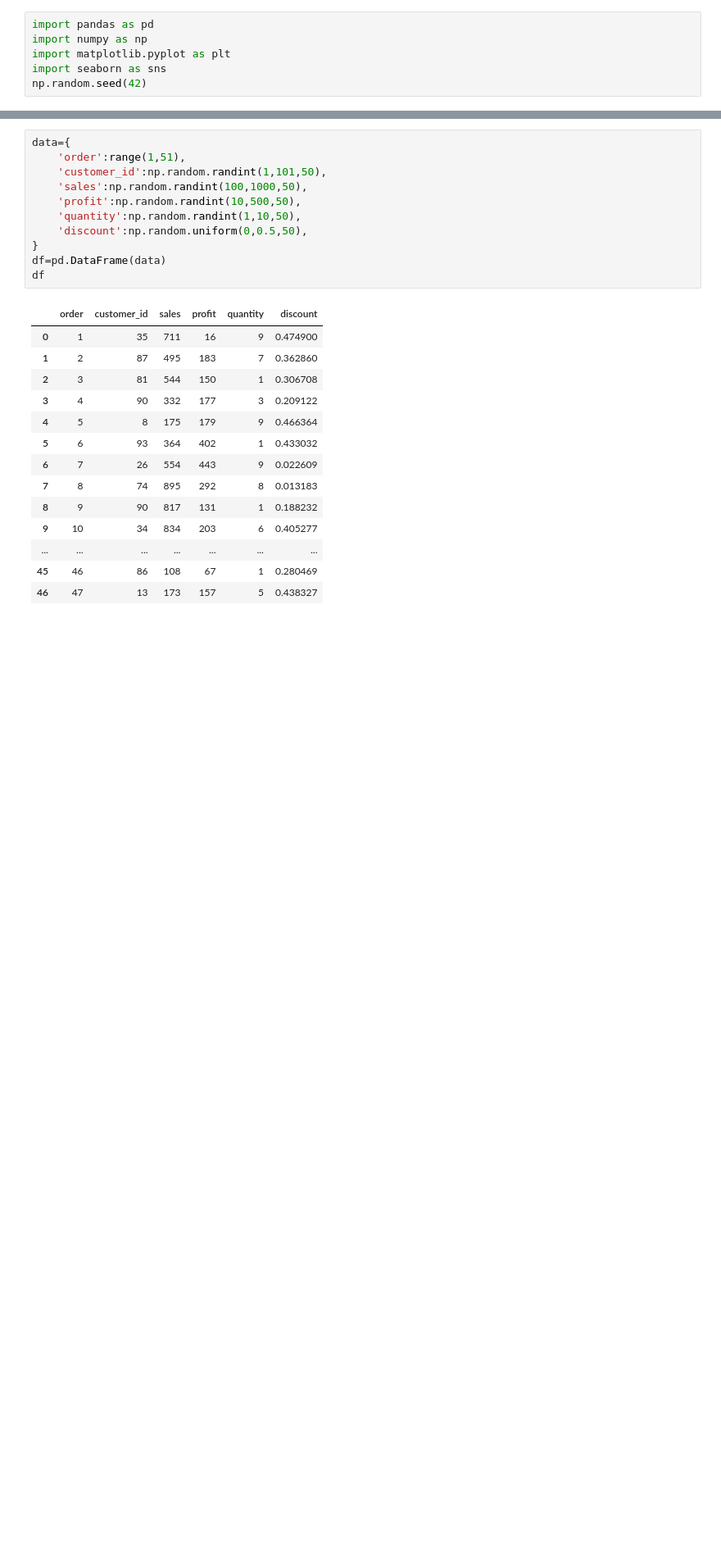
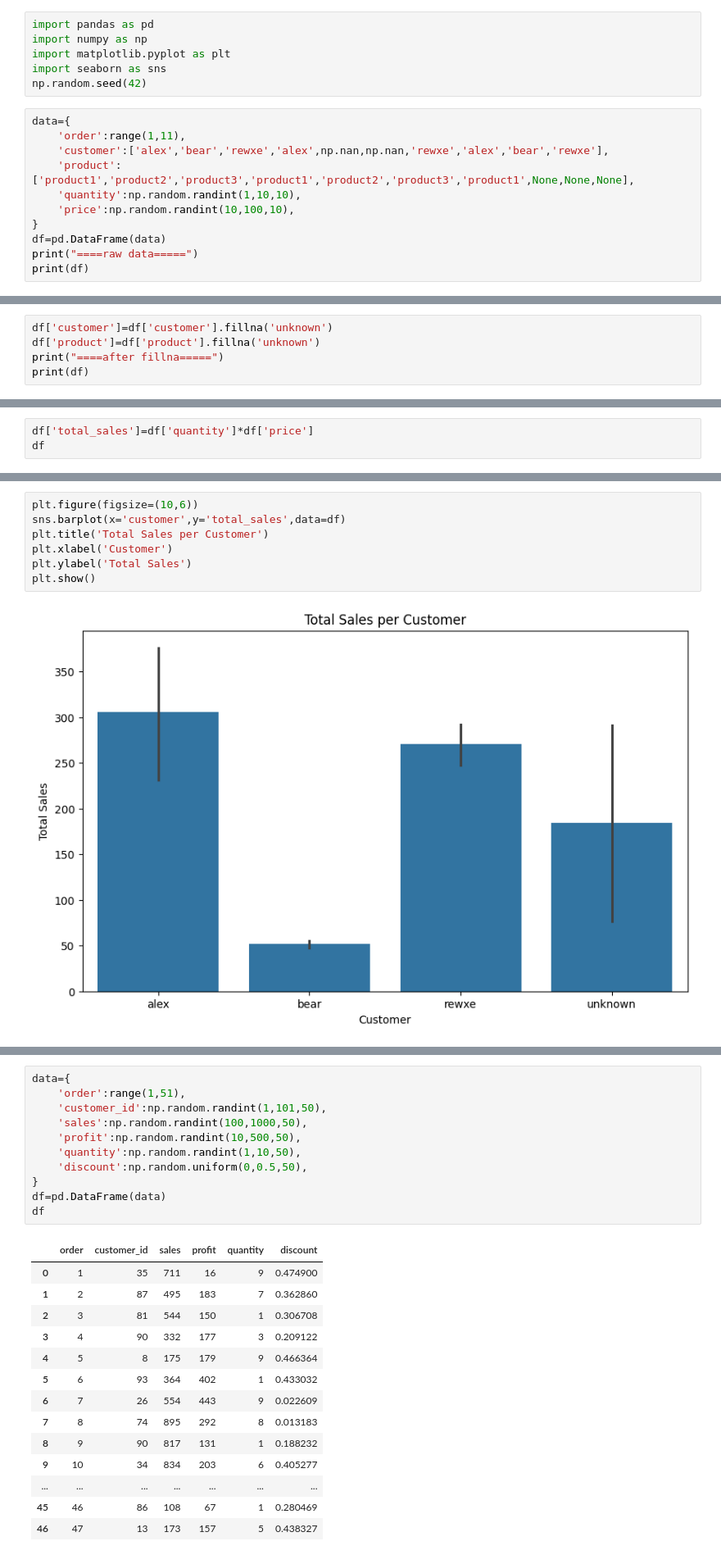
Before and after one commit to mdsamim1992hatia-cell/BMI-CAL, a Jupyter notebook: Untitled235.ipynb, the cells around one changed output, grey strips where cells are left out. Shown at 82% size. Saved outputs shown, nothing was run; the diff lists cells and outputs as text; blank space fills up the shorter version.

```diff
--- a/Untitled235.ipynb
+++ b/Untitled235.ipynb
@@ -6,3 +6,14 @@ import numpy as np
 import matplotlib.pyplot as plt
 import seaborn as sns
 np.random.seed(42)
+# %%
+data={
+    'order':range(1,11),
+    'customer':['alex','bear','rewxe','alex',np.nan,np.nan,'rewxe','alex','bear','rewxe'],
+    'product':['product1','product2','product3','product1','product2','product3','product1',None,None,None],
+    'quantity':np.random.randint(1,10,10),
+    'price':np.random.randint(10,100,10),
+}
+df=pd.DataFrame(data)
+print("====raw data=====")
+print(df)
@@ -8,0 +33,5 @@ np.random.seed(42)
+# %%
+df['customer']=df['customer'].fillna('unknown')
+df['product']=df['product'].fillna('unknown')
+print("====after fillna=====")
+print(df)
@@ -8,0 +51,3 @@ np.random.seed(42)
+# %%
+df['total_sales']=df['quantity']*df['price']
+df
@@ -8,0 +133,9 @@ np.random.seed(42)
+# %%
+plt.figure(figsize=(10,6))
+sns.barplot(x='customer',y='total_sales',data=df)
+plt.title('Total Sales per Customer')
+plt.xlabel('Customer')
+plt.ylabel('Total Sales')
+plt.show()
+# %% [output]
+[figure, added]
```
Also changed, not shown: parts of 12 cells of this notebook.
